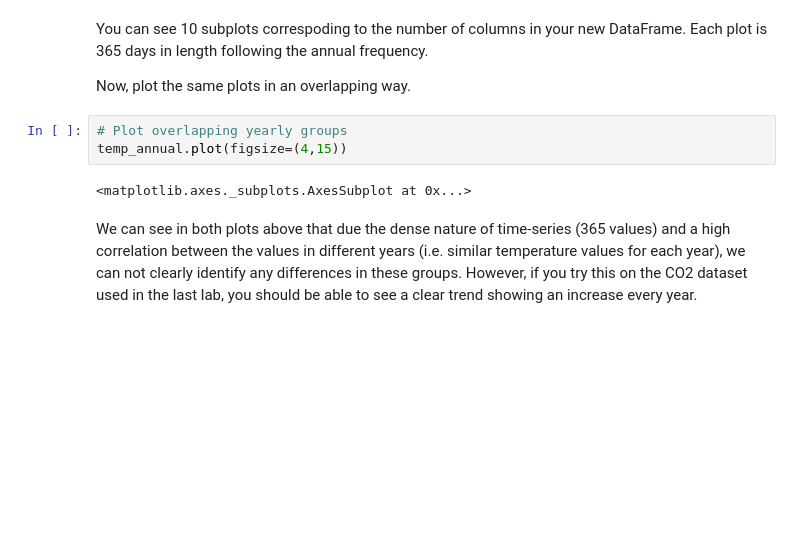
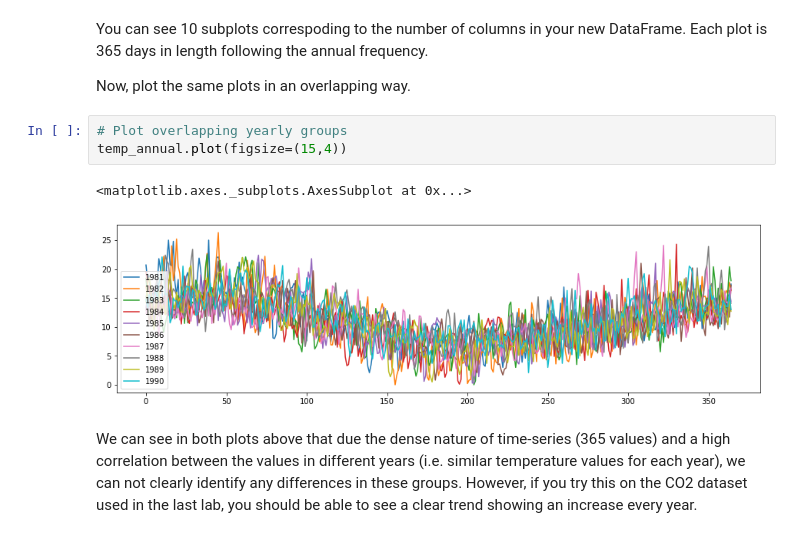
Before and after one commit to vaeb80/dsc-3-25-04-visualizing-time-series-data-lab-nyc-career-ds-102218, a Jupyter notebook: index.ipynb, the cells around one changed output. Drawn from its saved outputs; the diff is of its cells as text; blank space fills up the shorter version.

```diff
--- a/index.ipynb
+++ b/index.ipynb
@@ -105,9 +105,10 @@ You can see 10 subplots correspoding to the number of columns in your new DataFr
 Now, plot the same plots in an overlapping way.
 # %%
 # Plot overlapping yearly groups
-temp_annual.plot(figsize=(4,15))
+temp_annual.plot(figsize=(15,4))
 # %% [output]
 <matplotlib.axes._subplots.AxesSubplot at 0x...>
+[figure, added]
 # %% [markdown]
 We can see in both plots above that due the dense nature of time-series (365 values) and a high correlation between the values in different years (i.e. similar temperature values for each year), we can not clearly identify any differences in these groups. However, if you try this on the CO2 dataset used in the last lab, you should be able to see a clear trend showing an increase every year.
 # %% [markdown]
```
